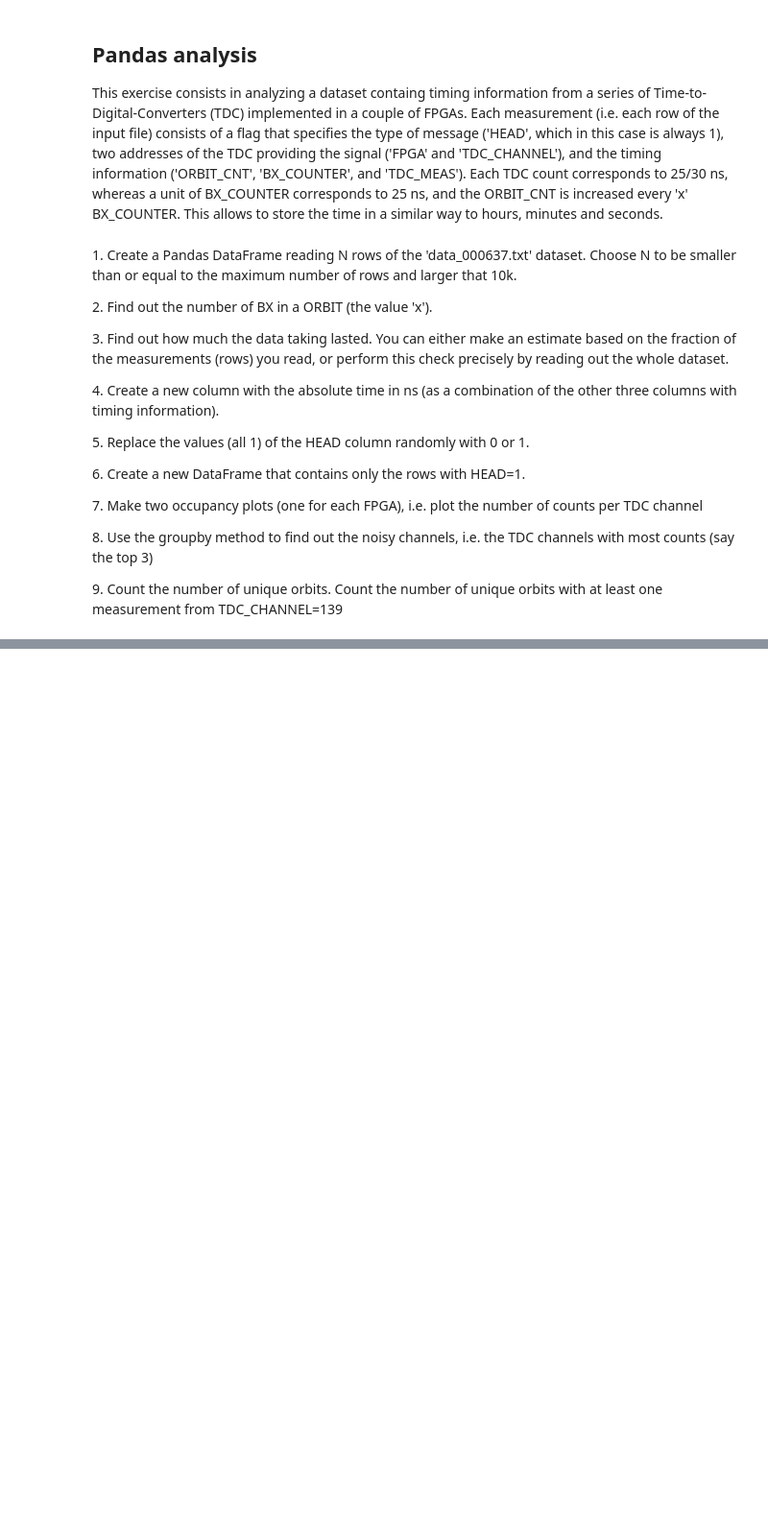
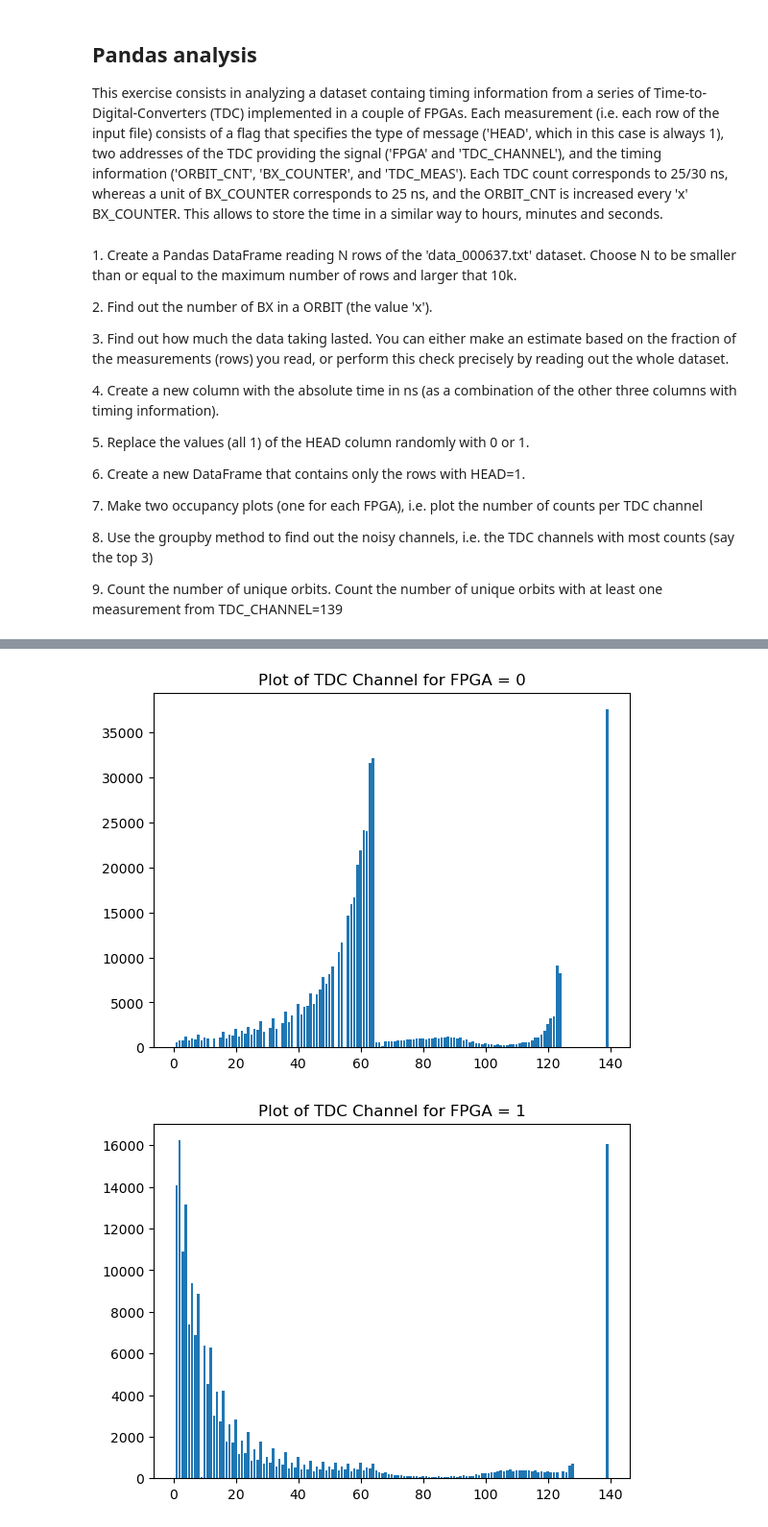
Before and after one commit to matteocalcagniphysics/LaboratoryOfComputationalPhysics_Y8, a Jupyter notebook: 06ex_Pandas.ipynb, the cells around one changed output, grey strips where cells are left out. Shown: that part at 96% size. Cells and saved outputs as stored; diff of their text form; code cells hidden in the pictures; blank space fills up the shorter version.

```diff
--- a/06ex_Pandas.ipynb
+++ b/06ex_Pandas.ipynb
@@ -51,0 +51,4 @@ print(f"{tinterval} seconds")
+# %%
+#Ex 2
+bx = df['BX_COUNTER'].max()
+print(bx)
@@ -51,0 +64,4 @@ print(f"{tinterval} seconds")
+# %%
+#Ex 4
+df['time (ns)'] = pd.Series(df['TDC_MEAS']*(25/30) + df['BX_COUNTER']*25 + df['ORBIT_CNT']*bx*25)*10**(-9)
+df
@@ -51,0 +82,5 @@ print(f"{tinterval} seconds")
+# %%
+#Ex 5
+import numpy.random as npr
+df['HEAD'] = pd.Series(npr.choice([0,1], size=len(df)), index=df.index)
+df
@@ -51,0 +101,4 @@ print(f"{tinterval} seconds")
+# %%
+#Ex 6
+onlyones = df[df['HEAD'] == 1]
+onlyones
@@ -51,0 +119,20 @@ print(f"{tinterval} seconds")
+# %%
+#Ex 7
+import matplotlib.pyplot as plt
+
+FPGA_0 = onlyones[onlyones['FPGA'] == 0]
+FPGA_1 = onlyones[onlyones['FPGA'] == 1]
+
+counts_0 = FPGA_0['TDC_CHANNEL'].value_counts()
+counts_1 = FPGA_1['TDC_CHANNEL'].value_counts()
+
+plt.bar(counts_0.index, counts_0.values)
+plt.title("Plot of TDC Channel for FPGA = 0")
+plt.show()
+
+plt.bar(counts_1.index, counts_1.values)
+plt.title("Plot of TDC Channel for FPGA = 1")
+plt.show()
+# %% [output]
+[figure, added]
+[figure, added]
```
Also changed, not shown: parts of 10 cells of this notebook, 2 other files.
